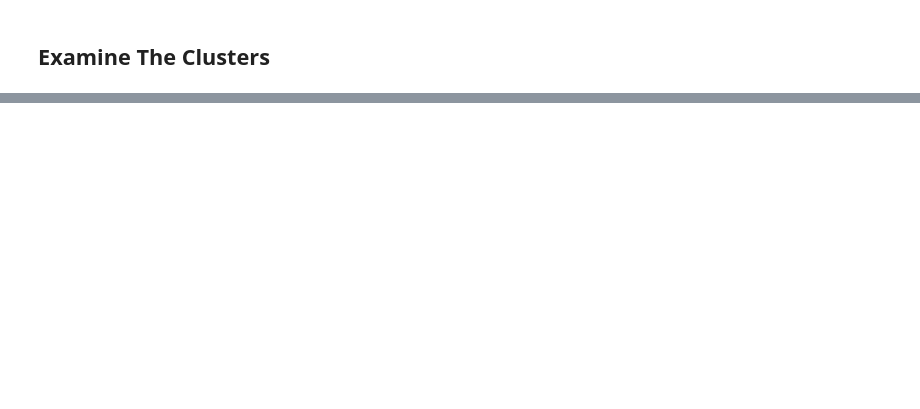
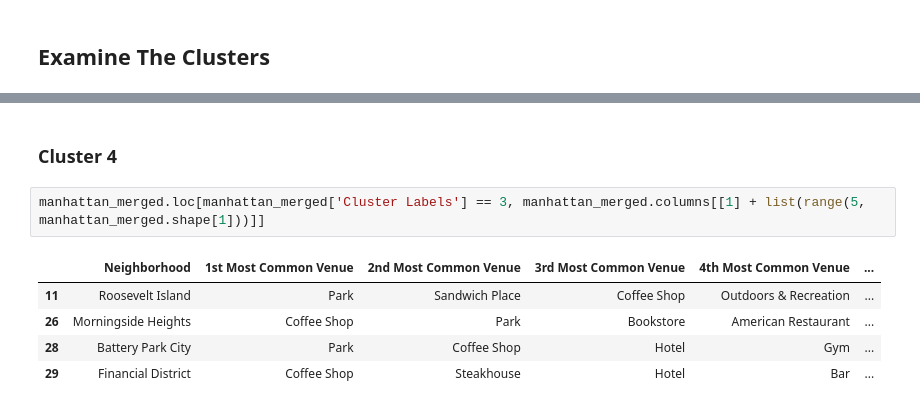
Before and after one commit to codefeast/Coursera_Capstone, a Jupyter notebook: CourseraCapstonePrjPt2.ipynb, the cells around one changed output, grey strips where cells are left out. Drawn from its saved outputs; the diff is of its cells as text; blank space fills up the shorter version.

```diff
--- a/CourseraCapstonePrjPt2.ipynb
+++ b/CourseraCapstonePrjPt2.ipynb
@@ -477,0 +527,10 @@ manhattan_merged.loc[manhattan_merged['Cluster Labels'] == 0, manhattan_merged.c
+# %% [markdown]
+### Cluster 4
+# %%
+manhattan_merged.loc[manhattan_merged['Cluster Labels'] == 3, manhattan_merged.columns[[1] + list(range(5, manhattan_merged.shape[1]))]]
+# %% [output]
+|  | Neighborhood | 1st Most Common Venue | 2nd Most Common Venue | 3rd Most Common Venue | 4th Most Common Venue | ... |
+| 11 | Roosevelt Island | Park | Sandwich Place | Coffee Shop | Outdoors & Recreation | ... |
+| 26 | Morningside Heights | Coffee Shop | Park | Bookstore | American Restaurant | ... |
+| 28 | Battery Park City | Park | Coffee Shop | Hotel | Gym | ... |
+| 29 | Financial District | Coffee Shop | Steakhouse | Hotel | Bar | ... |
```
Also changed, not shown: parts of 18 cells of this notebook, 2 other files.
